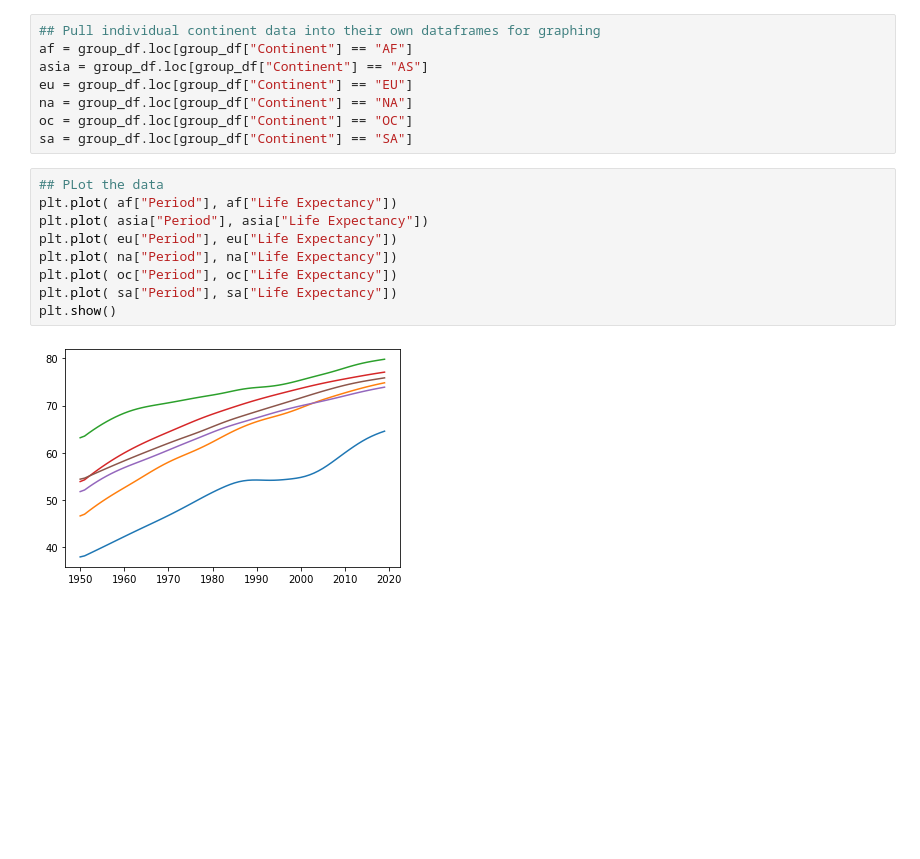
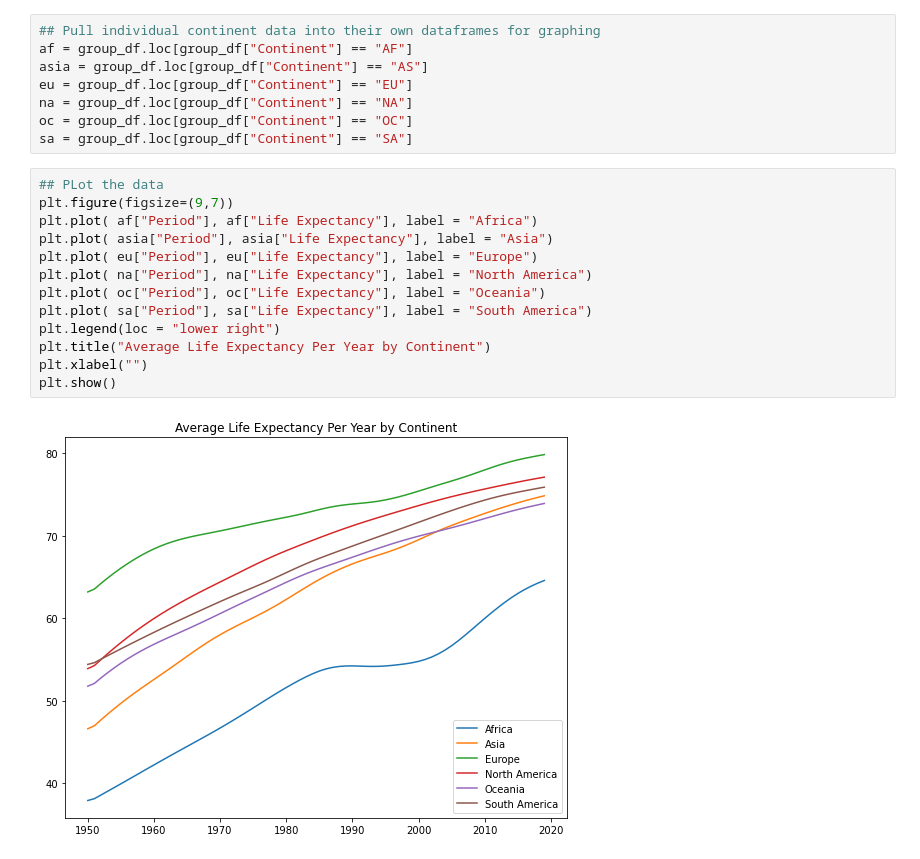
Before and after one commit to saiyidmkazmi/Project1-LifeExpectancy-, a Jupyter notebook: main.ipynb, the cells around one changed output. Drawn from its saved outputs; the diff is of its cells as text; blank space fills up the shorter version.

Commit message:
changing graph features on main

```diff
--- a/main.ipynb
+++ b/main.ipynb
@@ -368,12 +368,16 @@ oc = group_df.loc[group_df["Continent"] == "OC"]
 sa = group_df.loc[group_df["Continent"] == "SA"]
 # %%
 ## PLot the data
-plt.plot( af["Period"], af["Life Expectancy"])
-plt.plot( asia["Period"], asia["Life Expectancy"])
-plt.plot( eu["Period"], eu["Life Expectancy"])
-plt.plot( na["Period"], na["Life Expectancy"])
-plt.plot( oc["Period"], oc["Life Expectancy"])
-plt.plot( sa["Period"], sa["Life Expectancy"])
+plt.figure(figsize=(9,7))
+plt.plot( af["Period"], af["Life Expectancy"], label = "Africa")
+plt.plot( asia["Period"], asia["Life Expectancy"], label = "Asia")
+plt.plot( eu["Period"], eu["Life Expectancy"], label = "Europe")
+plt.plot( na["Period"], na["Life Expectancy"], label = "North America")
+plt.plot( oc["Period"], oc["Life Expectancy"], label = "Oceania")
+plt.plot( sa["Period"], sa["Life Expectancy"], label = "South America")
+plt.legend(loc = "lower right")
+plt.title("Average Life Expectancy Per Year by Continent")
+plt.xlabel("")
 plt.show()
 # %% [output]
-[figure, old version]
+[figure, new version]
```
